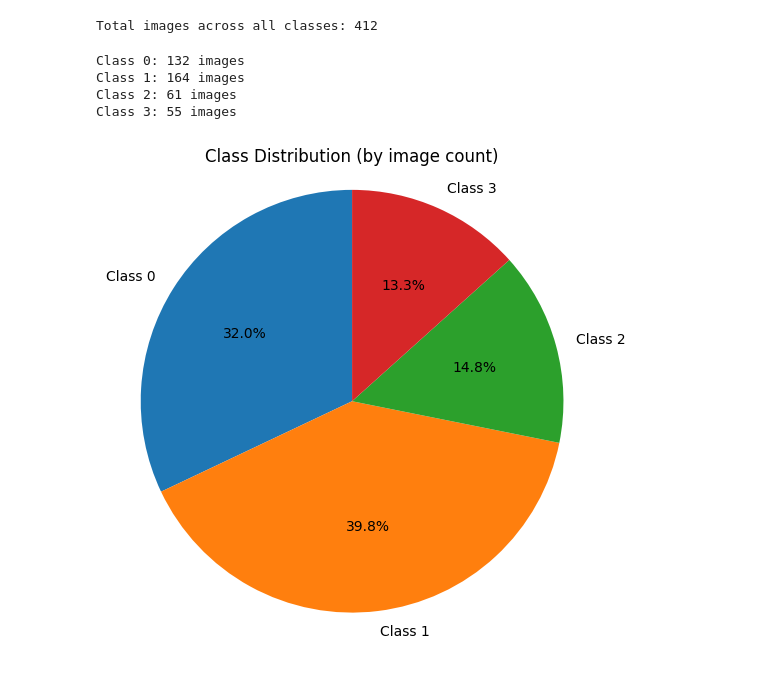
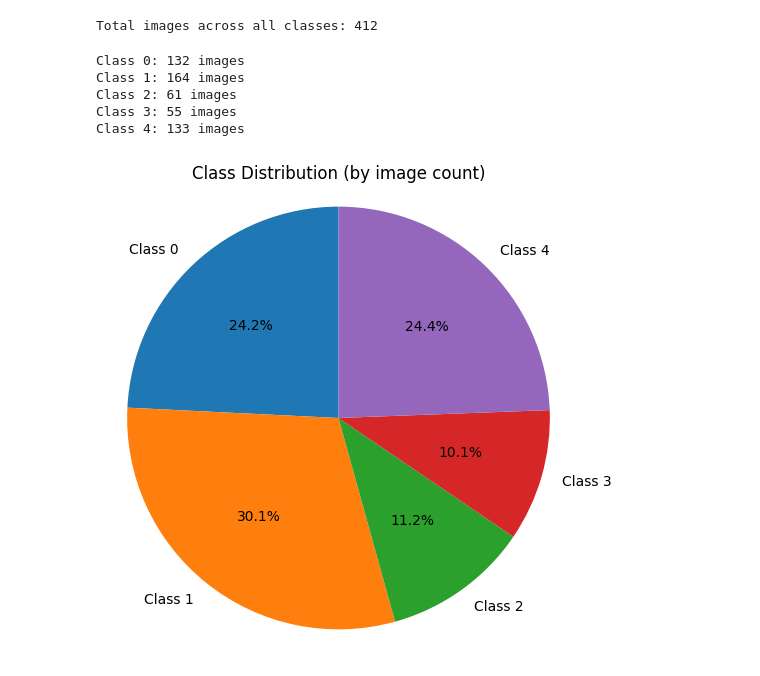
Before and after one commit to ksandeleon/automated-thermal-burn-severity-classifyer, a Jupyter notebook: real-train/eda.ipynb, the cells around one changed output. Saved outputs shown, nothing was run; the diff lists cells and outputs as text; code cells hidden in the pictures.

```diff
--- a/real-train/eda.ipynb
+++ b/real-train/eda.ipynb
@@ -6,30 +6,31 @@ Total images across all classes: 412
 # %%
 import os
 import matplotlib.pyplot as plt
 
 train_dir = r'../real-dataset/compiled/'
 class_counts = {}
 
 # Count images in each class folder
-for class_id in ['0', '1', '2', '3']:
+for class_id in ['0', '1', '2', '3', '4']:
     class_path = os.path.join(train_dir, class_id)
     if os.path.isdir(class_path):
         num_images = len([f for f in os.listdir(class_path) if f.lower().endswith(('.jpg', '.jpeg', '.png'))])
         class_counts[class_id] = num_images
         print(f"Class {class_id}: {num_images} images")
 
 # Plot class distribution
 labels = [f'Class {k}' for k in class_counts.keys()]
 sizes = list(class_counts.values())
 
 plt.figure(figsize=(6,6))
 plt.pie(sizes, labels=labels, autopct='%1.1f%%', startangle=90)
 plt.title('Class Distribution (by image count)')
 plt.axis('equal')
 plt.show()
 # %% [output]
 Class 0: 132 images
 Class 1: 164 images
 Class 2: 61 images
 Class 3: 55 images
+Class 4: 133 images
-[figure, old version]
+[figure, new version]
```
Also changed, not shown: parts of 1 cell of this notebook, 2 other files.
